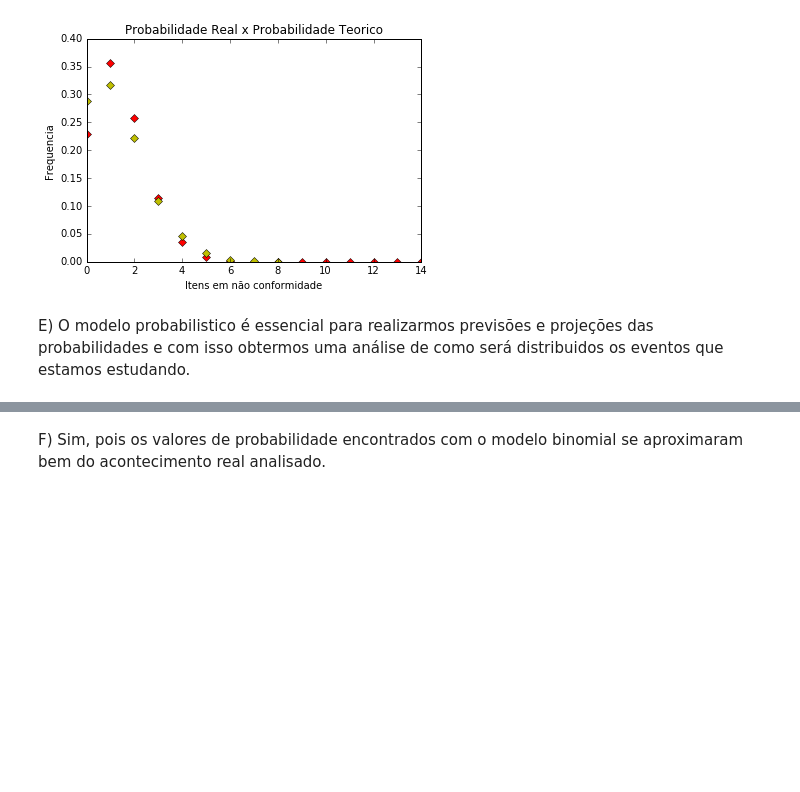
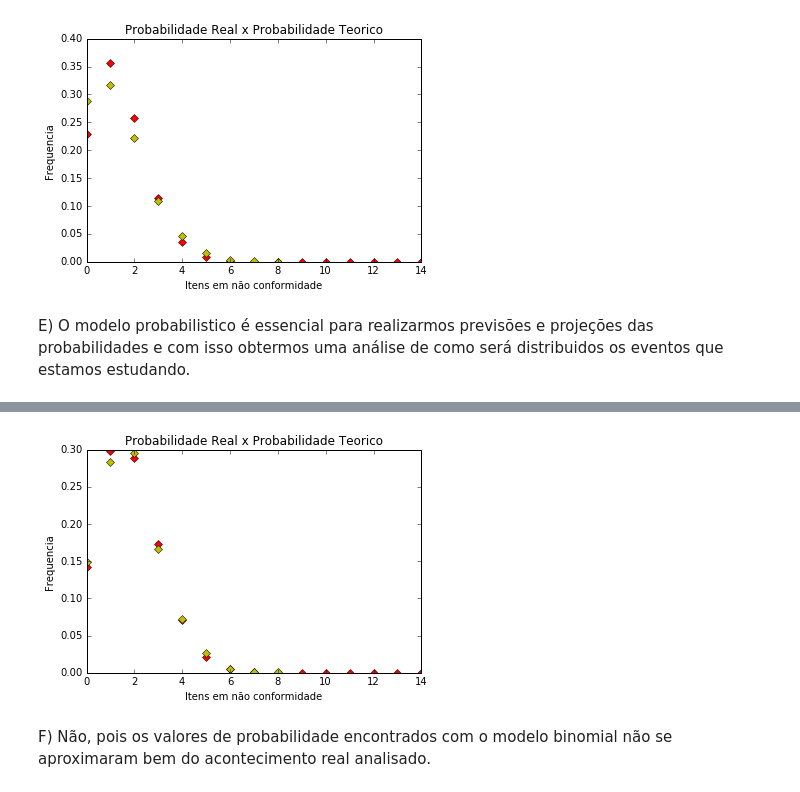
Before and after one commit to lemelusca/CD, a Jupyter notebook: Aula10/Aula10 Atividade Modelos probabilísticos discretos.ipynb, the cells around one changed output, grey strips where cells are left out. Saved outputs shown, nothing was run; the diff lists cells and outputs as text; code cells hidden in the pictures; blank space fills up the shorter version.

```diff
--- a/Aula10/Aula10 Atividade Modelos probabilísticos discretos.ipynb
+++ b/Aula10/Aula10 Atividade Modelos probabilísticos discretos.ipynb
@@ -272,3 +272,6 @@ plt.show()
 [figure]
 # %% [markdown]
 E) O modelo probabilistico é essencial para realizarmos previsões e projeções das probabilidades e com isso obtermos uma análise de como será distribuidos os eventos que estamos estudando.
+# %%
+carrospop = carros[carros.Tipo == 1]
+carrospop.head()
@@ -274,0 +302,34 @@ E) O modelo probabilistico é essencial para realizarmos previsões e projeçõe
+# %%
+Pa0 = stats.binom.pmf(0, 14, 0.13)
+Pa1 = stats.binom.pmf(1, 14, 0.13)
+Pa2 = stats.binom.pmf(2, 14, 0.13)
+Pa3 = stats.binom.pmf(3, 14, 0.13)
+Pa4 = stats.binom.pmf(4, 14, 0.13)
+Pa5 = stats.binom.pmf(5, 14, 0.13)
+Pa6 = stats.binom.pmf(6, 14, 0.13)
+Pa7 = stats.binom.pmf(7, 14, 0.13)
+Pa8 = stats.binom.pmf(8, 14, 0.13)
+Pa9 = stats.binom.pmf(9, 14, 0.13)
+Pa10 = stats.binom.pmf(10, 14, 0.13)
+Pa11 = stats.binom.pmf(11, 14, 0.13)
+Pa12 = stats.binom.pmf(12, 14, 0.13)
+Pa13 = stats.binom.pmf(13, 14, 0.13)
+Pa14 = stats.binom.pmf(14, 14, 0.13)
+print("0 falhas: ", "%6.10f "%Pa0)
+print("1 falha: ", "%6.10f "%Pa1)
+print("2 falhas: ", "%6.10f "%Pa2)
+print("3 falhas: ", "%6.10f "%Pa3)
+print("4 falhas: ", "%6.10f "%Pa4)
+print("5 falhas: ", "%6.10f "%Pa5)
+print("6 falhas: ", "%6.10f "%Pa6)
+print("7 falhas: ", "%6.10f "%Pa7)
+print("8 falhas: ", "%6.10f "%Pa8)
+print("9 falhas: ", "%6.10f "%Pa9)
+print("10 falhas: ", "%6.10f "%Pa10)
+print("11 falhas: ", "%6.10f "%Pa11)
+print("12 falhas: ", "%6.10f "%Pa12)
+print("13 falhas: ", "%6.10f "%Pa13)
+print("14 falhas: ", "%6.10f "%Pa14)
+
+ListaA = [Pa0,Pa1,Pa2,Pa3,Pa4,Pa5,Pa6,Pa7,Pa8,Pa9,Pa10,Pa11,Pa12,Pa13,Pa14]
+Ta1 = [0,1,2,3,4,5,6,7,8,9,10,11,12,13,14]
@@ -275,2 +352,11 @@ E) O modelo probabilistico é essencial para realizarmos previsões e projeçõe
+# %%
+plt.plot(Ta1,ListaA,'rD')
+plt.plot(Ta,A, 'yD')
+plt.xlabel('Itens em não conformidade')
+plt.ylabel('Frequencia')
+plt.title('Probabilidade Real x Probabilidade Teorico')
+plt.show()
+# %% [output]
+[figure, added]
 # %% [markdown]
-F) Sim, pois os valores de probabilidade encontrados com o modelo binomial se aproximaram bem do acontecimento real analisado.
+F) Não, pois os valores de probabilidade encontrados com o modelo binomial não se aproximaram bem do acontecimento real analisado.
```
Also changed, not shown: parts of 3 cells of this notebook.
